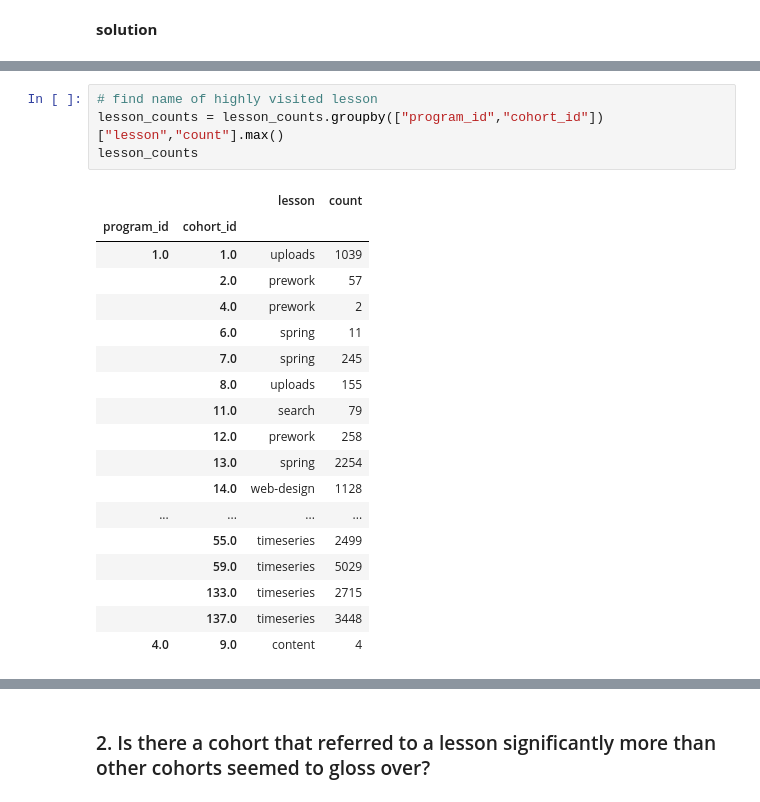
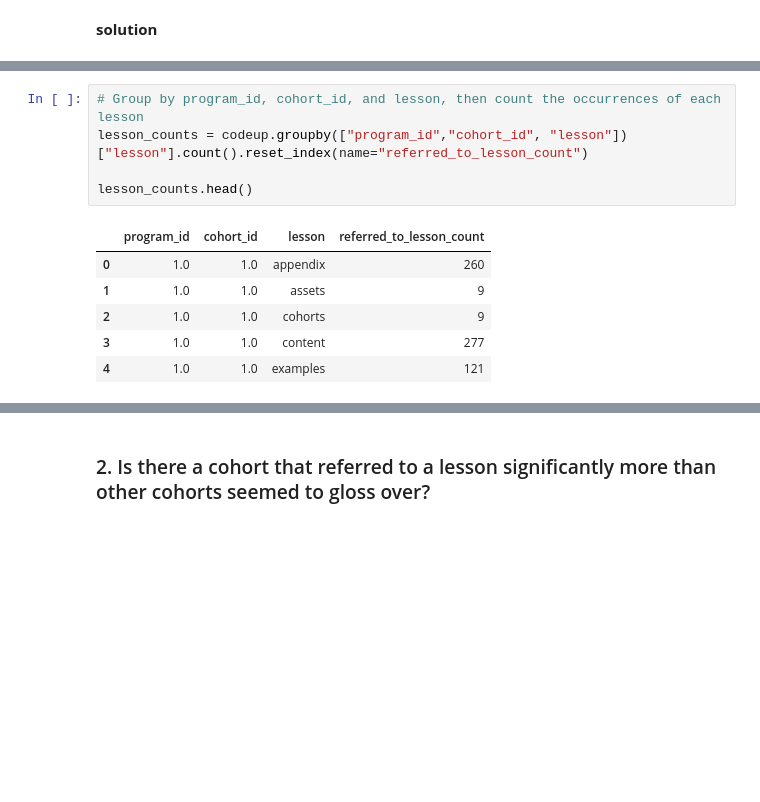
Before and after one commit to Anomaly-Detection-Group/anomaly_detection_project, a Jupyter notebook: Victoire/explore_victoire.ipynb, the cells around one changed output, grey strips where cells are left out. Saved outputs shown, nothing was run; the diff lists cells and outputs as text; blank space fills up the shorter version.

```diff
--- a/Victoire/explore_victoire.ipynb
+++ b/Victoire/explore_victoire.ipynb
@@ -84,23 +46,12 @@ lesson_counts
-# %%
-# find name of highly visited lesson
-lesson_counts = lesson_counts.groupby(["program_id","cohort_id"])["lesson","count"].max()
-lesson_counts
-# %% [output]
-|  |  | lesson | count |
-| program_id | cohort_id |  |  |
-| 1.0 | 1.0 | uploads | 1039 |
-|  | 2.0 | prework | 57 |
-|  | 4.0 | prework | 2 |
-|  | 6.0 | spring | 11 |
-|  | 7.0 | spring | 245 |
-|  | 8.0 | uploads | 155 |
-|  | 11.0 | search | 79 |
-|  | 12.0 | prework | 258 |
-|  | 13.0 | spring | 2254 |
-|  | 14.0 | web-design | 1128 |
-| ... | ... | ... | ... |
-|  | 55.0 | timeseries | 2499 |
-|  | 59.0 | timeseries | 5029 |
-|  | 133.0 | timeseries | 2715 |
-|  | 137.0 | timeseries | 3448 |
-| 4.0 | 9.0 | content | 4 |
+# %%
+# Group by program_id, cohort_id, and lesson, then count the occurrences of each lesson
+lesson_counts = codeup.groupby(["program_id","cohort_id", "lesson"])["lesson"].count().reset_index(name="referred_to_lesson_count")
+
+lesson_counts.head()
+# %% [output]
+|  | program_id | cohort_id | lesson | referred_to_lesson_count |
+| 0 | 1.0 | 1.0 | appendix | 260 |
+| 1 | 1.0 | 1.0 | assets | 9 |
+| 2 | 1.0 | 1.0 | cohorts | 9 |
+| 3 | 1.0 | 1.0 | content | 277 |
+| 4 | 1.0 | 1.0 | examples | 121 |
```
Also changed, not shown: parts of 11 cells of this notebook, 2 other files.
